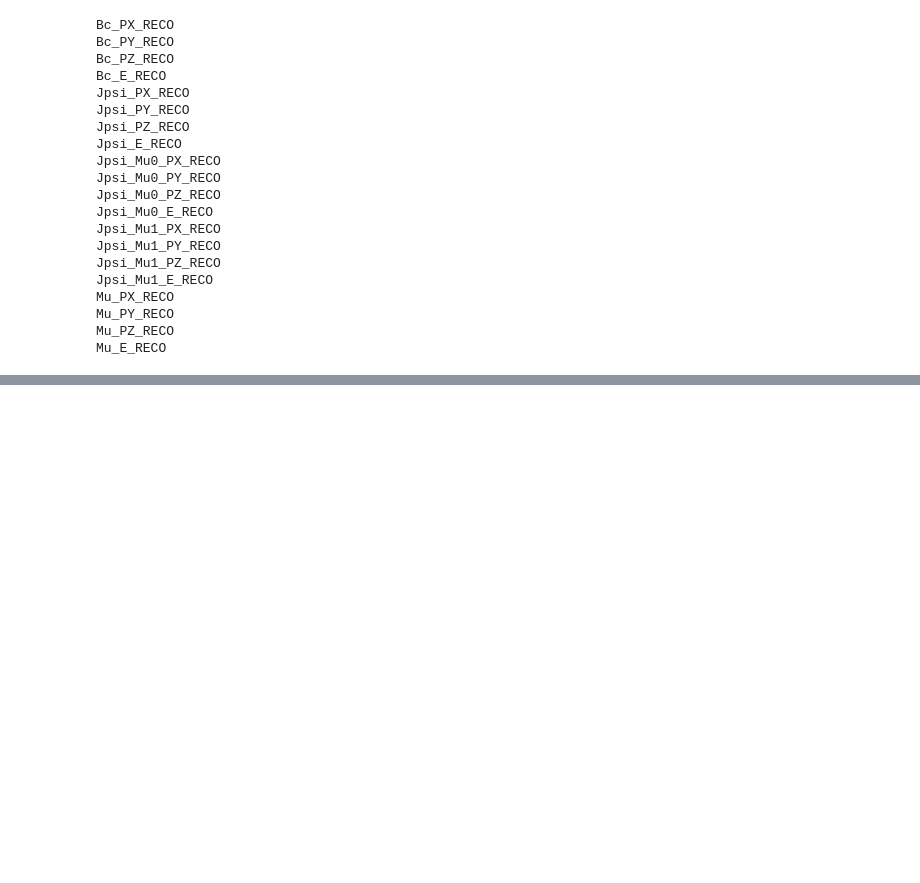
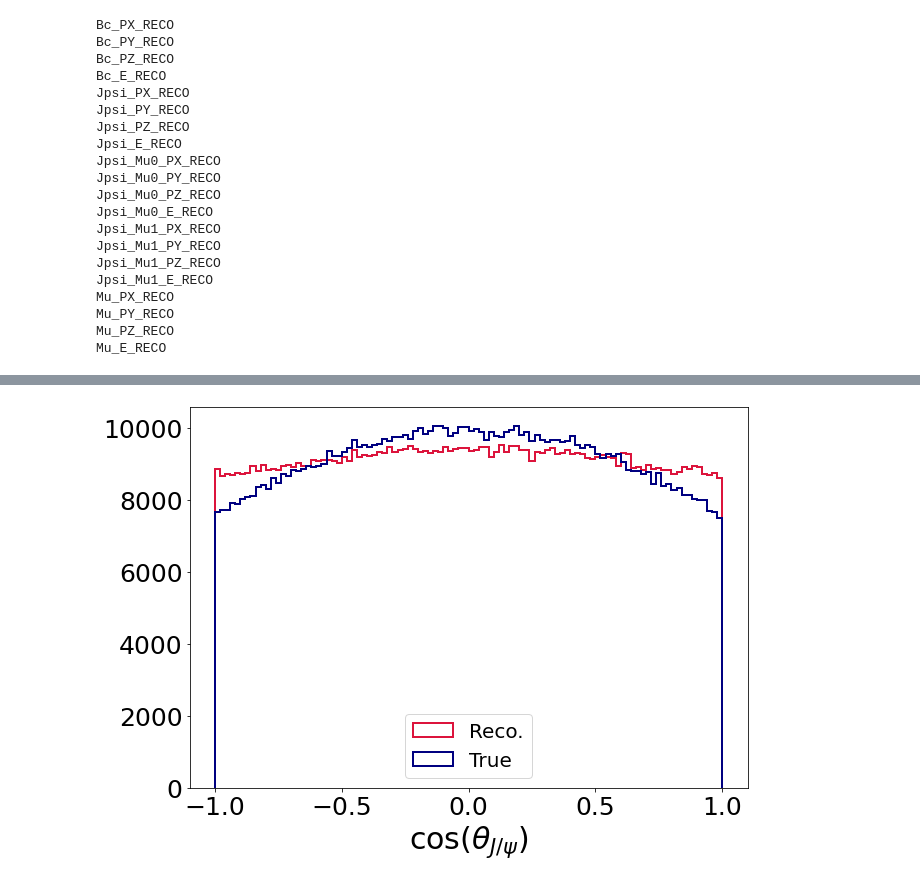
Before and after one commit to donalhill/Bc2JpsiMuNu, a Jupyter notebook: Bc2JpsiMuNu_RapidSim_LHCb.ipynb, the cells around one changed output, grey strips where cells are left out. Drawn from its saved outputs; the diff is of its cells as text; code cells hidden in the pictures; blank space fills up the shorter version.

```diff
--- a/Bc2JpsiMuNu_RapidSim_LHCb.ipynb
+++ b/Bc2JpsiMuNu_RapidSim_LHCb.ipynb
@@ -460,0 +522,3 @@ outfile.close()
+# %%
+#Calculate the magnitude of the total B momentum, given our angle alpha and estimate for the z momentum
+df["Bc_P_reco"] = df["Bc_PZ_reco"] * np.sqrt(1. + np.tan(df["Bc_alpha"])**2)
@@ -460,0 +529,5 @@ outfile.close()
+# %%
+df["Bc_FD_TRUE"] = np.sqrt(df["Bc_FD_x_TRUE"]**2 + df["Bc_FD_y_TRUE"]**2 + df["Bc_FD_z_TRUE"]**2)
+df["Bc_PX_reco"] = df["Bc_P_reco"] * (df["Bc_FD_x_TRUE"] / df["Bc_FD_TRUE"])
+df["Bc_PY_reco"] = df["Bc_P_reco"] * (df["Bc_FD_y_TRUE"] / df["Bc_FD_TRUE"])
+df["Bc_PZ_reco"] = df["Bc_P_reco"] * (df["Bc_FD_z_TRUE"] / df["Bc_FD_TRUE"])
@@ -460,0 +536,2 @@ outfile.close()
+# %%
+df["Bc_E_reco"] = np.sqrt(m_Bc**2 + df["Bc_P_reco"]**2)
@@ -460,0 +542,13 @@ outfile.close()
+# %%
+df["theta_Jpsi_reco"] = calc_theta_Jpsi(df, "reco")
+df["costheta_Jpsi_reco"] = np.cos(df["theta_Jpsi_reco"])
+# %%
+fig, ax = plt.subplots(figsize=(10,7))
+plt.hist(df["costheta_Jpsi_reco"], bins=100, color="crimson", histtype="step", linewidth=2, label="Reco.")
+plt.hist(df["costheta_Jpsi_true"], bins=100, color="navy", histtype="step", linewidth=2, label="True")
+plt.xlabel("$\cos(\\theta_{J/\psi})$",fontsize=30)
+ax.tick_params(axis='both', which='both', labelsize=25)
+plt.legend(fontsize=20,loc="lower center")
+plt.show();
+# %% [output]
+[figure, added]
```
Also changed, not shown: parts of 36 cells of this notebook.
